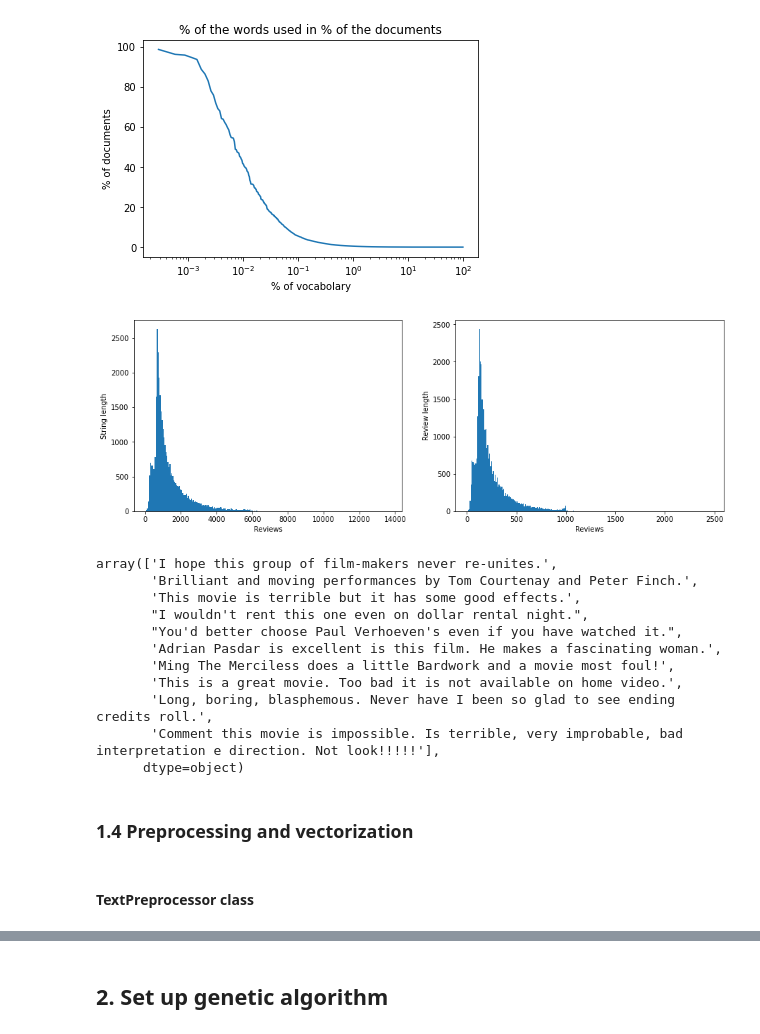
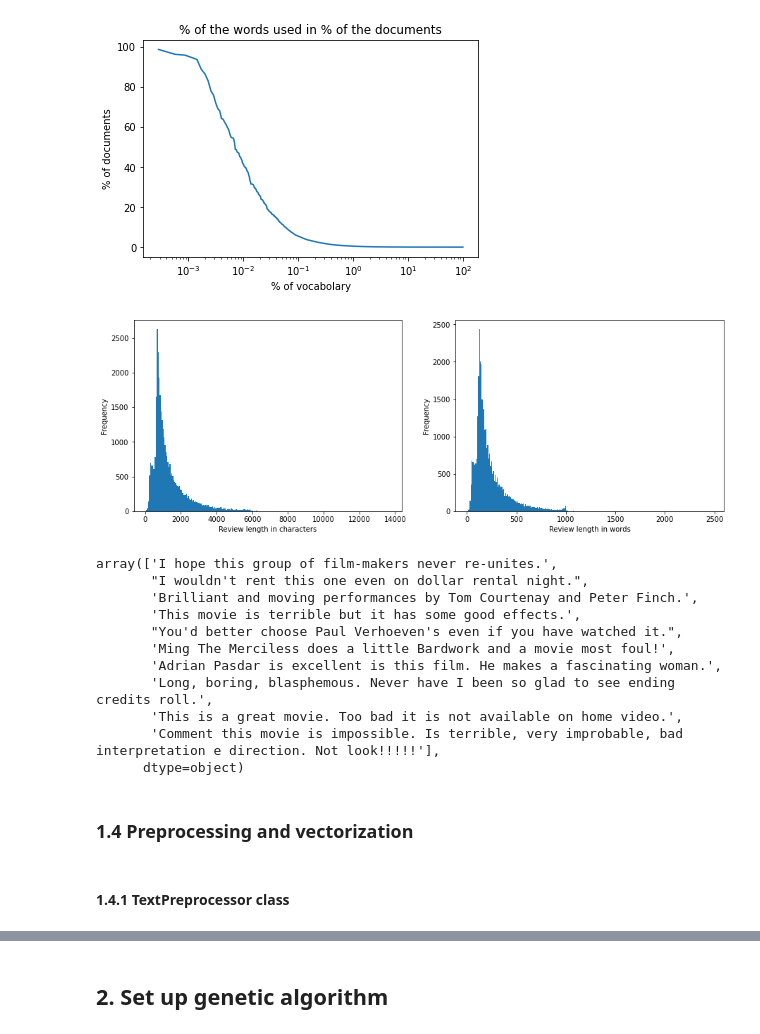
Before and after one commit to STProgrammer/GA-classification, a Jupyter notebook: GA-text-classification - pt-test.ipynb, the cells around one changed output, grey strips where cells are left out. Cells and saved outputs as stored; diff of their text form; code cells hidden in the pictures.

```diff
--- a/GA-text-classification - pt-test.ipynb
+++ b/GA-text-classification - pt-test.ipynb
@@ -75,41 +72,27 @@ valid_set = pd.DataFrame()
 whole_set = pd.DataFrame()
 
 
-
+# Puttin all data into whole set
 whole_set['review'] = reviews_train_pos + reviews_test_pos + reviews_train_neg + reviews_test_neg
 whole_set['rate'] = rates_train_pos + rates_test_pos + rates_train_neg + rates_test_neg
 whole_set['label'] = labels_train_pos + labels_test_pos + labels_train_neg + labels_test_neg
 
+# Dividing reviews into negative and positive to make sure data is always balanced
 negatives = whole_set.loc[whole_set['label'] == 0]
 positives = whole_set.loc[whole_set['label'] == 1]
 
+# Splitting positive and negative reviews
+train_set, valid_set, test_set = np.split(positives, [int(0.7*len(positives)), int(0.85*len(positives))])
 tr_neg, vl_neg, ts_neg = np.split(negatives, [int(0.7*len(negatives)), int(0.85*len(negatives))])
 
-train_set, valid_set, test_set = np.split(positives, [int(0.7*len(positives)), int(0.85*len(positives))])
-
+# Appending negatives to positives
 train_set = train_set.append(tr_neg)
 valid_set = valid_set.append(vl_neg)
 test_set = test_set.append(ts_neg)
 
-train_set.reset_index(inplace=True, drop=True)
-valid_set.reset_index(inplace=True, drop=True)
-test_set.reset_index(inplace=True, drop=True)
+# Shuffle and reset the index
+train_set = train_set.sample(frac=1).reset_index(drop=True)
+valid_set = valid_set.sample(frac=1).reset_index(drop=True)
+test_set = test_set.sample(frac=1).reset_index(drop=True)
 
-
-# train_set_neg, valid_set_neg, test_set_neg = np.split(whole_set.loc[whole_set['label'] == 0
-
-
-# train_set['review'] = reviews_train_pos + reviews_train_neg
-# train_set['rate'] = rates_train_pos + rates_train_neg
-# train_set['label'] = labels_train_pos + labels_train_neg
-
-# negs_cut = int(len(labels_test_neg)/2)
-# poss_cut = int(len(labels_test_pos)/2)
-
-# test_set['review'] = reviews_test_pos[:poss_cut] + reviews_test_neg[:negs_cut]
-# test_set['rate'] = rates_test_pos[:poss_cut] + rates_test_neg[:negs_cut]
-# test_set['label'] = labels_test_pos[:poss_cut] + labels_test_neg[:negs_cut]
-
-# valid_set['review'] = reviews_test_pos[poss_cut:] + reviews_test_neg[negs_cut:]
-# valid_set['rate'] = rates_test_pos[poss_cut:] + rates_test_neg[negs_cut:]
-# valid_set['label'] = labels_test_pos[poss_cut:] + labels_test_neg[negs_cut:]
+train_set
@@ -165,30 +162,31 @@ Text(0, 0.5, '% of documents')
 # %%
 # Length distribution of the reviews
 train_set['rev_lens_raw'] = train_set['review'].str.len()
 train_set['rev_lens_words'] = train_set['review'].str.split().apply(len)
 fig, ax = plt.subplots(1, 2, figsize=(15,5))
 
 ax[0].hist(train_set['rev_lens_raw'], bins='auto')
-ax[0].set_xlabel("Reviews")
-ax[0].set_ylabel("String length")
+ax[0].set_xlabel("Review length in characters")
+ax[0].set_ylabel("Frequency")
 ax[1].hist(train_set['rev_lens_words'], bins='auto')
-ax[1].set_xlabel("Reviews")
-ax[1].set_ylabel("Review length")
+ax[1].set_xlabel("Review length in words")
+ax[1].set_ylabel("Frequency")
 
 plt.show()
 # %% [output]
-[figure, old version]
+[figure, new version]
 # %%
+# Shortest reviews
 train_set.nsmallest(10, 'rev_lens_words')['review'].values
 # %% [output]
 array(['I hope this group of film-makers never re-unites.',
+       "I wouldn't rent this one even on dollar rental night.",
        'Brilliant and moving performances by Tom Courtenay and Peter Finch.',
        'This movie is terrible but it has some good effects.',
-       "I wouldn't rent this one even on dollar rental night.",
        "You'd better choose Paul Verhoeven's even if you have watched it.",
+       'Ming The Merciless does a little Bardwork and a movie most foul!',
        'Adrian Pasdar is excellent is this film. He makes a fascinating woman.',
-       'Ming The Merciless does a little Bardwork and a movie most foul!',
+       'Long, boring, blasphemous. Never have I been so glad to see ending credits roll.',
        'This is a great movie. Too bad it is not available on home video.',
-       'Long, boring, blasphemous. Never have I been so glad to see ending credits roll.',
        'Comment this movie is impossible. Is terrible, very improbable, bad interpretation e direction. Not look!!!!!'],
       dtype=object)
@@ -197,7 +197,7 @@ array(['I hope this group of film-makers never re-unites.',
 # %% [markdown]
 ### 1.4 Preprocessing and vectorization
 # %% [markdown]
-#### TextPreprocessor class
+#### 1.4.1 TextPreprocessor class
 # %%
 # I think to put this into own .PY file and import from there
 class TextPreprocessor():
```
Also changed, not shown: parts of 44 cells of this notebook, 2 other files.
